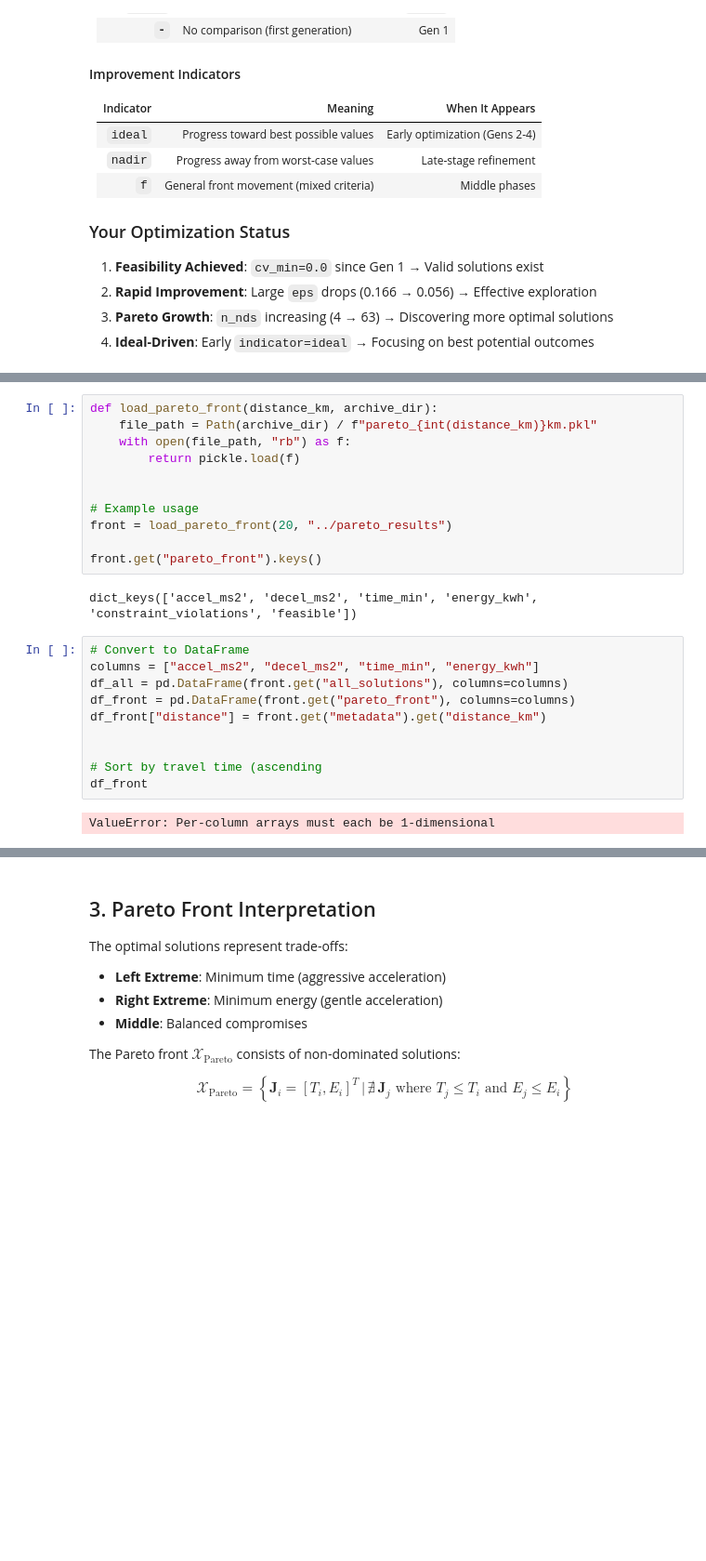
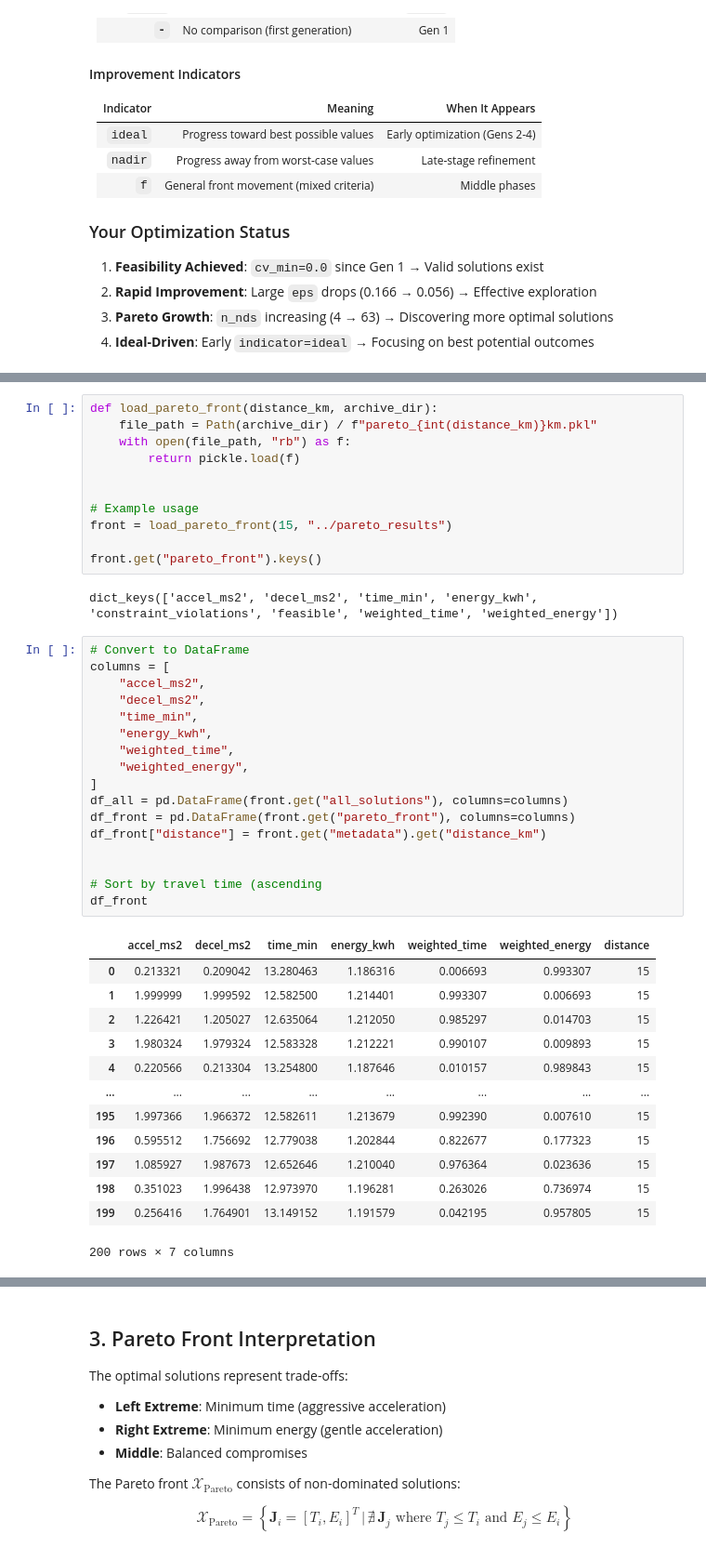
Before and after one commit to Nicola-Ibrahim/Tracing-Objectives-Backwards, a Jupyter notebook: notebooks/01_pareto_front.ipynb, the cells around one changed output, grey strips where cells are left out. Shown at 93% size. Cells and saved outputs as stored; diff of their text form; blank space fills up the shorter version.

```diff
--- a/notebooks/01_pareto_front.ipynb
+++ b/notebooks/01_pareto_front.ipynb
@@ -634,23 +664,42 @@ def load_pareto_front(distance_km, archive_dir):
 
 
 # Example usage
-front = load_pareto_front(20, "../pareto_results")
+front = load_pareto_front(15, "../pareto_results")
 
 front.get("pareto_front").keys()
 # %% [output]
-dict_keys(['accel_ms2', 'decel_ms2', 'time_min', 'energy_kwh', 'constraint_violations', 'feasible'])
+dict_keys(['accel_ms2', 'decel_ms2', 'time_min', 'energy_kwh', 'constraint_violations', 'feasible', 'weighted_time', 'weighted_energy'])
 # %%
 # Convert to DataFrame
-columns = ["accel_ms2", "decel_ms2", "time_min", "energy_kwh"]
+columns = [
+    "accel_ms2",
+    "decel_ms2",
+    "time_min",
+    "energy_kwh",
+    "weighted_time",
+    "weighted_energy",
+]
 df_all = pd.DataFrame(front.get("all_solutions"), columns=columns)
 df_front = pd.DataFrame(front.get("pareto_front"), columns=columns)
 df_front["distance"] = front.get("metadata").get("distance_km")
 
 
 # Sort by travel time (ascending
 df_front
 # %% [output]
+|  | accel_ms2 | decel_ms2 | time_min | energy_kwh | weighted_time | weighted_energy | distance |
+| 0 | 0.213321 | 0.209042 | 13.280463 | 1.186316 | 0.006693 | 0.993307 | 15 |
+| 1 | 1.999999 | 1.999592 | 12.582500 | 1.214401 | 0.993307 | 0.006693 | 15 |
+| 2 | 1.226421 | 1.205027 | 12.635064 | 1.212050 | 0.985297 | 0.014703 | 15 |
+| 3 | 1.980324 | 1.979324 | 12.583328 | 1.212221 | 0.990107 | 0.009893 | 15 |
+| 4 | 0.220566 | 0.213304 | 13.254800 | 1.187646 | 0.010157 | 0.989843 | 15 |
+| ... | ... | ... | ... | ... | ... | ... | ... |
+| 195 | 1.997366 | 1.966372 | 12.582611 | 1.213679 | 0.992390 | 0.007610 | 15 |
+| 196 | 0.595512 | 1.756692 | 12.779038 | 1.202844 | 0.822677 | 0.177323 | 15 |
+| 197 | 1.085927 | 1.987673 | 12.652646 | 1.210040 | 0.976364 | 0.023636 | 15 |
+| 198 | 0.351023 | 1.996438 | 12.973970 | 1.196281 | 0.263026 | 0.736974 | 15 |
+| 199 | 0.256416 | 1.764901 | 13.149152 | 1.191579 | 0.042195 | 0.957805 | 15 |
-ValueError: Per-column arrays must each be 1-dimensional
+200 rows × 7 columns
 # %%
 df_front.describe()
 # %% [output]
```
Also changed, not shown: parts of 4 cells of this notebook.
